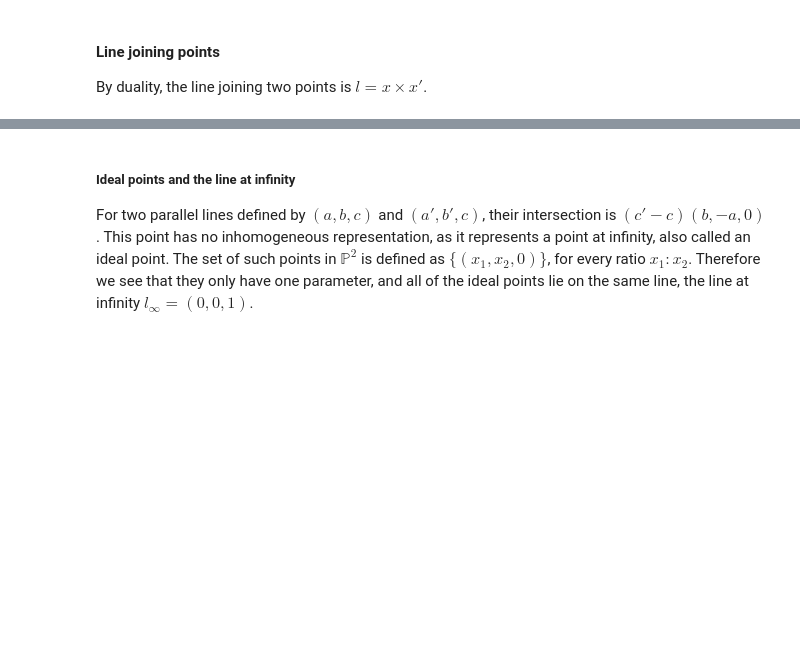
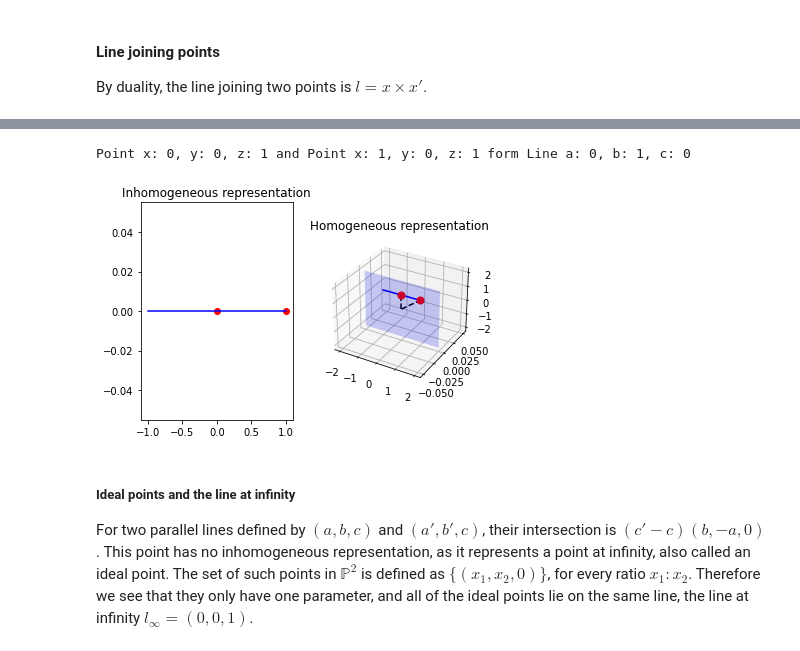
Before and after one commit to Smoltbob/ComputerVision, a Jupyter notebook: 2DProjectiveGeometry/main.ipynb, the cells around one changed output, grey strips where cells are left out. Saved outputs shown, nothing was run; the diff lists cells and outputs as text; code cells hidden in the pictures; blank space fills up the shorter version.

```diff
--- a/2DProjectiveGeometry/main.ipynb
+++ b/2DProjectiveGeometry/main.ipynb
@@ -76,3 +86,24 @@ a: 0, b: 1, c: 0
+# %%
+p = HomogeneousPoint([0, 0])
+p2 = HomogeneousPoint([1, 0])
+l = p.join(p2)
+print(f"Point {p} and Point {p2} form Line {l}")
+
+fig = plt.figure()
+ax1 = fig.add_subplot(1, 2, 1)
+l.plot(ax1, color = "b")
+p.plot(ax1)
+p2.plot(ax1)
+ax1.set_title("Inhomogeneous representation")
+ax2 = fig.add_subplot(1, 2, 2, projection = "3d")
+l.plot(ax2, color = "b")
+p.plot(ax2)
+p2.plot(ax2)
+ax2.set_title("Homogeneous representation")
+fig.show()
+# %% [output]
+Point x: 0, y: 0, z: 1 and Point x: 1, y: 0, z: 1 form Line a: 0, b: 1, c: 0
+[figure, added]
 # %% [markdown]
 ##### Ideal points and the line at infinity
 For two parallel lines defined by $(a, b, c)$ and $(a', b', c)$, their intersection is $(c' -c)(b, -a, 0)$. This point has no inhomogeneous representation, as it represents a point at infinity, also called an ideal point.
```
Also changed, not shown: parts of 11 cells of this notebook, 5 other files.
